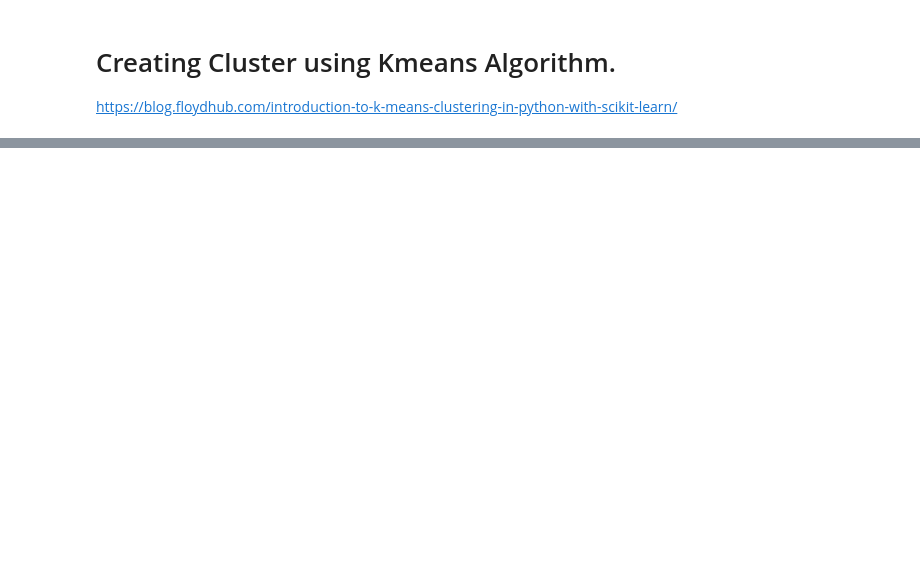
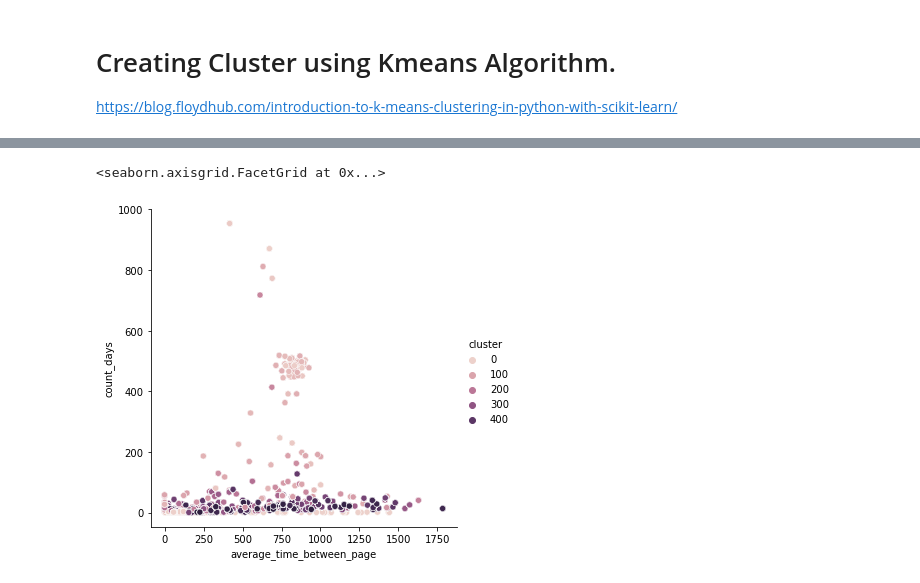
Before and after one commit to francobelloni85/DataMiningUni, a Jupyter notebook: BotDetectionClustering.ipynb, the cells around one changed output, grey strips where cells are left out. Drawn from its saved outputs; the diff is of its cells as text; code cells hidden in the pictures; blank space fills up the shorter version.

```diff
--- a/BotDetectionClustering.ipynb
+++ b/BotDetectionClustering.ipynb
@@ -367,0 +443,34 @@ Red = centroid
+# %%
+from sklearn.datasets import make_blobs
+from sklearn.cluster import DBSCAN
+import numpy as np
+import matplotlib.pyplot as plt
+
+# Configuration options
+epsilon = 1.0
+min_samples = 13
+
+data_DBSCAN = data_result.copy(deep=True)
+
+# tengo ... features, le altre le elimino max_page_visit
+del data_DBSCAN['ip']
+del data_DBSCAN['count_page']
+del data_DBSCAN['max_page_visit']
+del data_DBSCAN['is_user_signup']
+del data_DBSCAN['is_cookie_accept']
+del data_DBSCAN['user_device']
+
+# Compute DBSCAN
+db = DBSCAN(eps=epsilon, min_samples=min_samples).fit(data_DBSCAN)
+labels = db.labels_
+#print("labels")
+#print(labels)
+#print(type(labels))
+
+no_clusters = len(np.unique(labels))
+no_noise = np.sum(np.array(labels) == -1, axis=0)
+
+print('Estimated no. of clusters: %d' % no_clusters)
+print('Estimated no. of noise points: %d' % no_noise)
+# %%
+data_DBSCAN['cluster'] = labels
@@ -367,0 +494,7 @@ Red = centroid
+# %%
+data_DBSCAN["count_days"] = data_DBSCAN["count_days"].astype(str).astype(int)
+
+sn.relplot(x='average_time_between_page', y='count_days', hue='cluster',data=data_DBSCAN)
+# %% [output]
+<seaborn.axisgrid.FacetGrid at 0x...>
+[figure, added]
```
Also changed, not shown: parts of 24 cells of this notebook, 4 other files.
